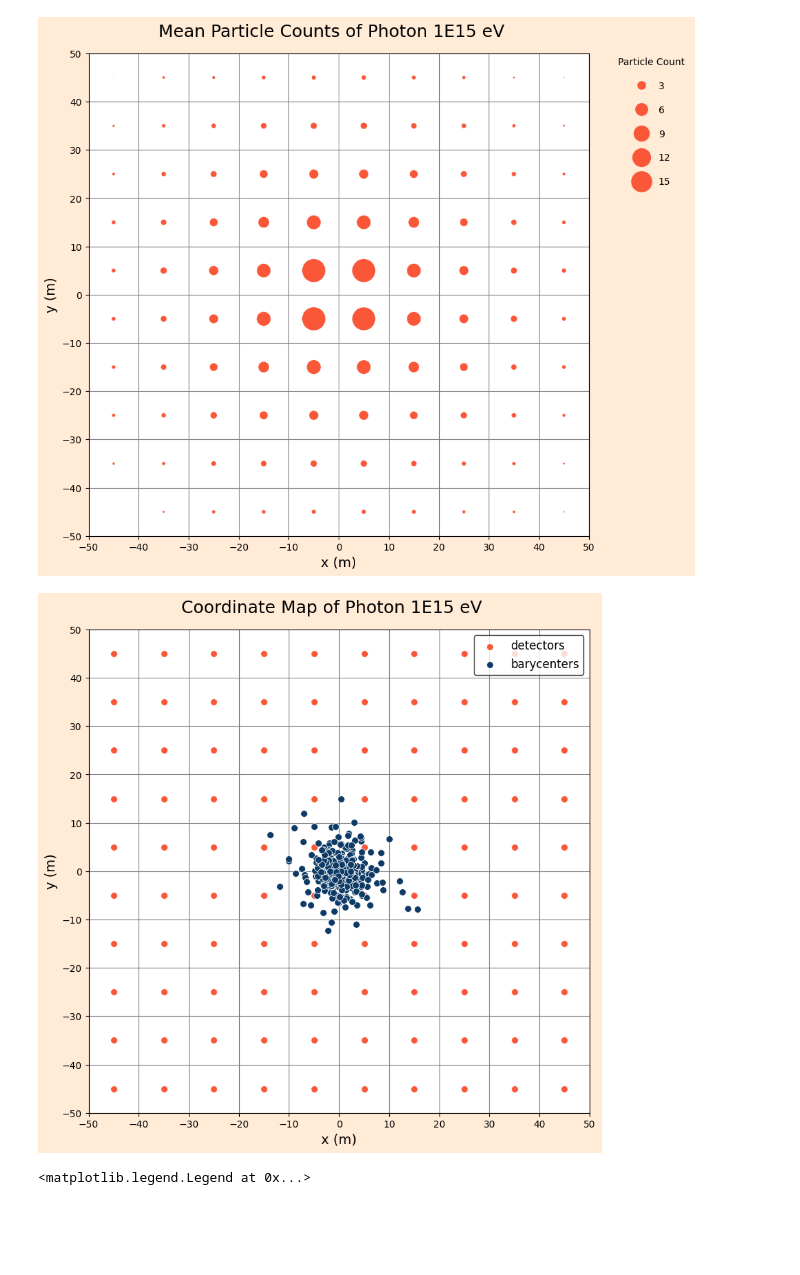
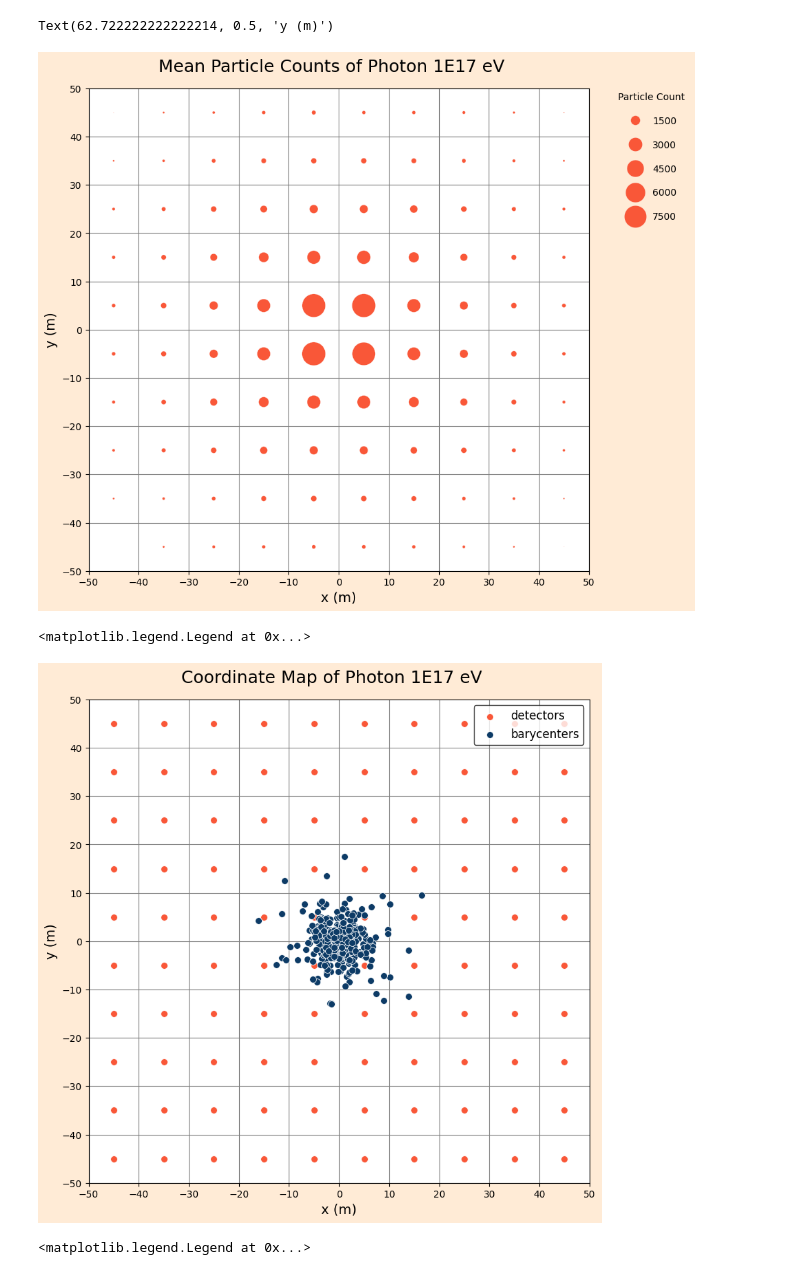
Before and after one commit to lucas-orfei/mestrado, a Jupyter notebook: array_10x10.ipynb, the cells around one changed output. Saved outputs shown, nothing was run; the diff lists cells and outputs as text; code cells hidden in the pictures; blank space fills up the shorter version.

```diff
--- a/array_10x10.ipynb
+++ b/array_10x10.ipynb
@@ -6,7 +6,7 @@ import seaborn as sns
 # %%
 # Leitura do arquivo
 
-caminho_arquivo = 'tratados_10x10det/photon/photon1E15_array'
+caminho_arquivo = 'tratados_10x10det/photon/photon1E17_array'
 
 df = pl.read_csv(caminho_arquivo, has_header= False).filter(pl.col('column_1').str.contains('TRIG'))
 
@@ -222,9 +222,10 @@ ax.set_xlabel('x (m)', size = 14)
 ax.set_ylabel('y (m)', size = 14)
 
 
-plt.savefig('plots/counts_' + caminho_arquivo.split('/')[-1].split('_')[0] + '.png', bbox_inches = 'tight', dpi = 300)
+#plt.savefig('plots/' + name.split(' ')[0].lower() + '/counts_' + caminho_arquivo.split('/')[-1].split('_')[0] + '.png', bbox_inches = 'tight', dpi = 300)
 # %% [output]
+Text(62.722222222222214, 0.5, 'y (m)')
-[figure, old version]
+[figure, new version]
 # %%
 # O primeiro índice é o trig do tanque, e o segundo é o evento. Apenas um exemplo
 #df2['count'][0][0]*x_det[0]+df2['count'][1][0]*x_det[1]+ df2['count'][2][0]*x_det[2]/(df2['count'][0][0]+df2['count'][1][0]+df2['count'][2][0])
@@ -241,36 +242,37 @@ for i in range(len(valid_simulations)):
         for j in range(len(trigs)):
                 numerator += (triangulation_particles['triangulation_particles'][j][i]*x_det[j])
                 numerator1 += (triangulation_particles['triangulation_particles'][j][i]*y_det[j])
                 denominator += (triangulation_particles['triangulation_particles'][j][i])
-                rho.append((triangulation_particles['triangulation_particles'][j][i])/10000)
+                rho.append((triangulation_particles['triangulation_particles'][j][i])/1)
                 if denominator != 0:
                     x_b[i] = numerator / denominator
                     y_b[i] = numerator1 / denominator
                 else:
                     x_b[i] = 0
                     y_b[i] = 0
 
 fig, ax = plt.subplots(1, 1, figsize = (8, 8), facecolor = '#FFEBD6')
 fig.suptitle('Coordinate Map of ' + str(name) + ' eV', size = 18)
 fig.tight_layout()
 ax.set_axisbelow(True)
 ax.yaxis.grid(color='gray', linestyle='-')
 ax.xaxis.grid(color='gray', linestyle='-')
 
 sns.scatterplot(x = x_det, y = y_det, ax = ax, color = '#F95738', s = 50)
 sns.scatterplot(x = x_b, y = y_b, ax = ax, color = '#0D3B66',s = 50)
 
 plt.xticks(ticks=[-50, -40, -30, -20, -10, 0, 10, 20, 30, 40, 50])
 plt.yticks(ticks=[-50, -40, -30, -20, -10, 0, 10, 20, 30, 40, 50])
 ax.set_xlabel('x (m)', size = 14)
 ax.set_ylabel('y (m)', size = 14)
 
 
 ax.legend(['detectors', 'barycenters'], edgecolor = 'black', fontsize = 12, loc = 1)
 
-plt.savefig('plots/map_' + caminho_arquivo.split('/')[-1].split('_')[0] + '.png',bbox_inches = 'tight', dpi = 300)
+#plt.savefig('plots/' + name.split(' ')[0].lower() + '/map_' + caminho_arquivo.split('/')[-1].split('_')[0] + '.png',bbox_inches = 'tight', dpi = 300)
 # %% [output]
+<matplotlib.legend.Legend at 0x...>
-[figure, old version]
+[figure, new version]
 # %%
 fig, ax = plt.subplots(1, 1, figsize = (8, 8), facecolor = '#FFEBD6')
 fig.suptitle('Coordinate Map of Detectors', size = 18)
```
Also changed, not shown: parts of 24 cells of this notebook, 2 other files.
